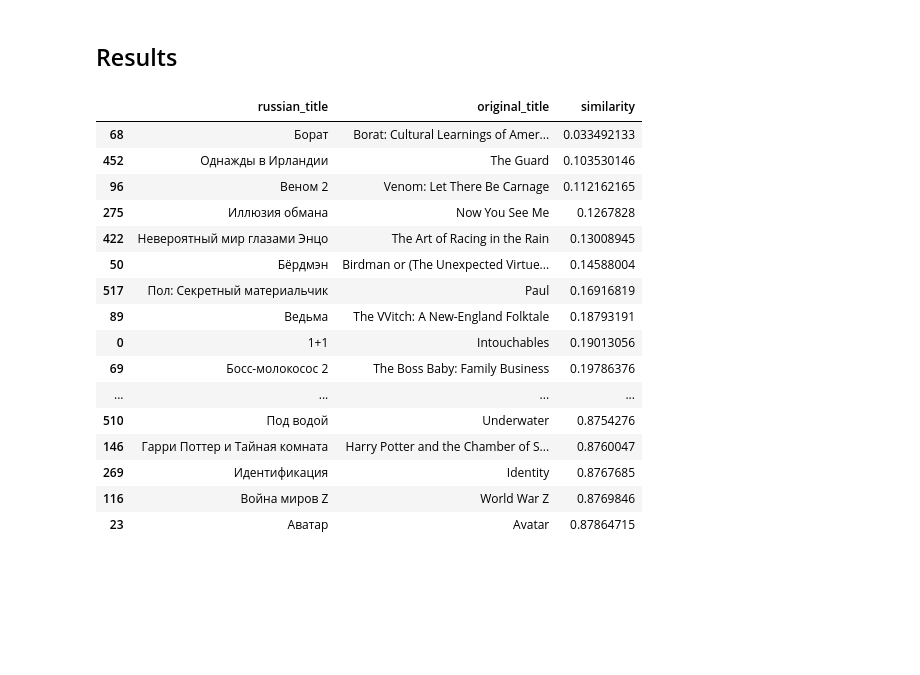
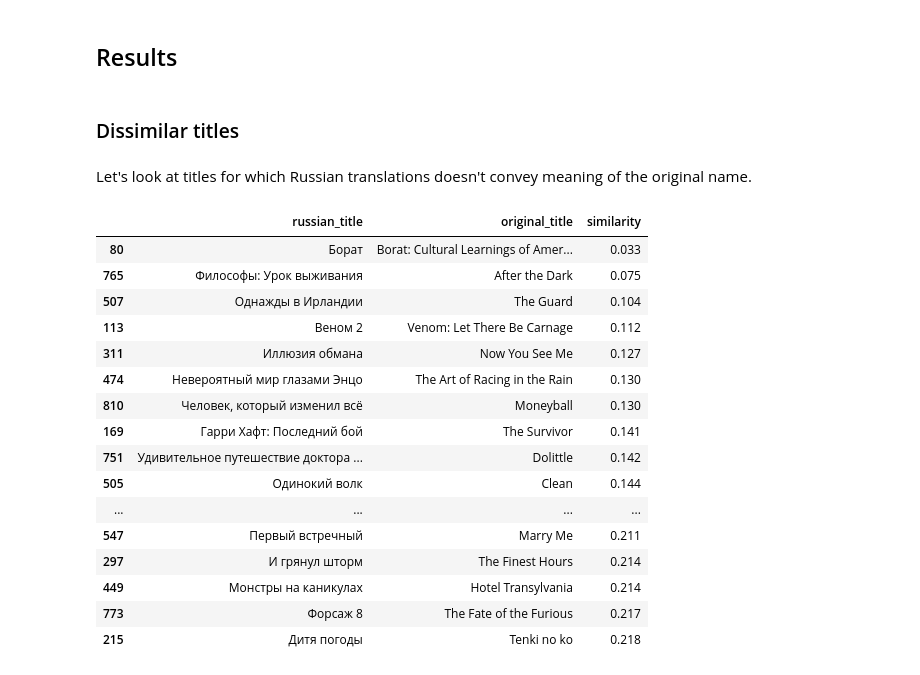
Before and after one commit to Extremesarova/shows_analysis, a Jupyter notebook: analysis/movie_title_translation.ipynb, the cells around one changed output. Drawn from its saved outputs; the diff is of its cells as text; code cells hidden in the pictures; blank space fills up the shorter version.

Commit message:
continued analysis of title translation

```diff
--- a/analysis/movie_title_translation.ipynb
+++ b/analysis/movie_title_translation.ipynb
@@ -25,7 +25,7 @@ From the whole dataset with information about films we'll just read the next col
 * `russian_title` - Russian title
 * `original_title` - original title
 # %%
-movie_df = pd.read_parquet("../movies.parquet", columns=["id", "russian_title", "original_title"])
+movie_df = pd.read_parquet("../data/movies.parquet", columns=["id", "russian_title", "original_title"])
 movie_df.shape
 # %% [output]
 (984, 3)
@@ -198,8 +198,9 @@ cosine_scores = util.cos_sim(russian_title_embs, original_title_embs)
 ## Creating resulting Dataframe & Sorting
 # %%
 rows = []
-for i in range(len(sentences1)):
+for i in range(len(russian_titles)):
     rows.append([russian_titles[i], original_titles[i], cosine_scores[i][i].cpu().detach().numpy()])
 
 similarity_df = pd.DataFrame(data=rows, columns=["russian_title", "original_title", "similarity"])
-similarity_df.sort_values(by="similarity", ascending=True, inplace=True)
+similarity_df["similarity"] = similarity_df["similarity"].apply(lambda similarity: similarity.round(3))
+similarity_df.head()
@@ -206,23 +214,27 @@ similarity_df.sort_values(by="similarity", ascending=True, inplace=True)
 # %% [markdown]
 ## Results
+# %% [markdown]
+### Dissimilar titles
+# %% [markdown]
+Let's look at titles for which Russian translations doesn't convey meaning of the original name.
 # %%
 with pd.option_context("display.max_rows", None, "display.max_columns", None):
-    display(similarity_df)
+    display(similarity_df.sort_values(by="similarity", ascending=True).iloc[:30])
 # %% [output]
 |  | russian_title | original_title | similarity |
-| 68 | Борат | Borat: Cultural Learnings of Amer... | 0.033492133 |
-| 452 | Однажды в Ирландии | The Guard | 0.103530146 |
-| 96 | Веном 2 | Venom: Let There Be Carnage | 0.112162165 |
-| 275 | Иллюзия обмана | Now You See Me | 0.1267828 |
-| 422 | Невероятный мир глазами Энцо | The Art of Racing in the Rain | 0.13008945 |
-| 50 | Бёрдмэн | Birdman or (The Unexpected Virtue... | 0.14588004 |
-| 517 | Пол: Секретный материальчик | Paul | 0.16916819 |
-| 89 | Ведьма | The VVitch: A New-England Folktale | 0.18793191 |
-| 0 | 1+1 | Intouchables | 0.19013056 |
-| 69 | Босс-молокосос 2 | The Boss Baby: Family Business | 0.19786376 |
+| 80 | Борат | Borat: Cultural Learnings of Amer... | 0.033 |
+| 765 | Философы: Урок выживания | After the Dark | 0.075 |
+| 507 | Однажды в Ирландии | The Guard | 0.104 |
+| 113 | Веном 2 | Venom: Let There Be Carnage | 0.112 |
+| 311 | Иллюзия обмана | Now You See Me | 0.127 |
+| 474 | Невероятный мир глазами Энцо | The Art of Racing in the Rain | 0.130 |
+| 810 | Человек, который изменил всё | Moneyball | 0.130 |
+| 169 | Гарри Хафт: Последний бой | The Survivor | 0.141 |
+| 751 | Удивительное путешествие доктора ... | Dolittle | 0.142 |
+| 505 | Одинокий волк | Clean | 0.144 |
 | ... | ... | ... | ... |
-| 510 | Под водой | Underwater | 0.8754276 |
-| 146 | Гарри Поттер и Тайная комната | Harry Potter and the Chamber of S... | 0.8760047 |
-| 269 | Идентификация | Identity | 0.8767685 |
-| 116 | Война миров Z | World War Z | 0.8769846 |
-| 23 | Аватар | Avatar | 0.87864715 |
+| 547 | Первый встречный | Marry Me | 0.211 |
+| 297 | И грянул шторм | The Finest Hours | 0.214 |
+| 449 | Монстры на каникулах | Hotel Transylvania | 0.214 |
+| 773 | Форсаж 8 | The Fate of the Furious | 0.217 |
+| 215 | Дитя погоды | Tenki no ko | 0.218 |
```
Also changed, not shown: parts of 10 cells of this notebook.
